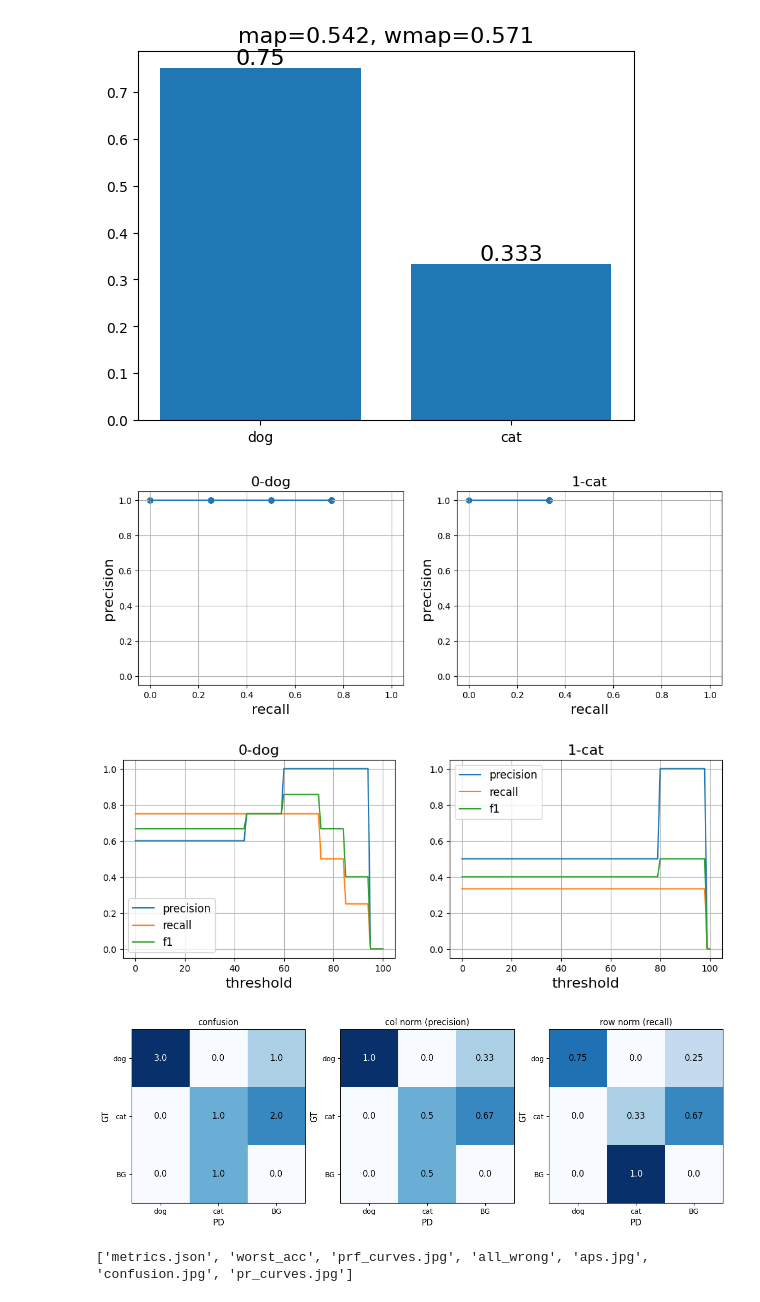
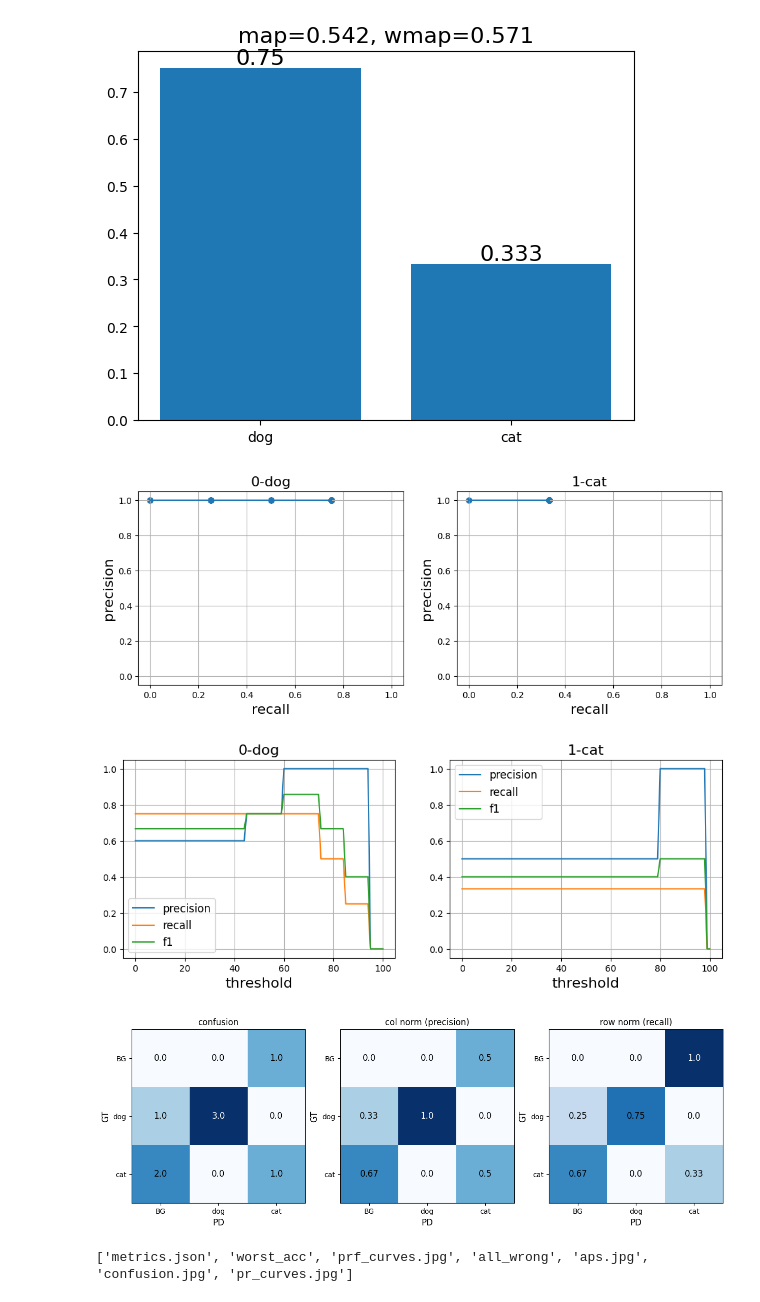
Before and after one commit to bnbsking/0-Object-Detection-Tools, a Jupyter notebook: example/detection/s3_output_analysis.ipynb, the cells around one changed output. Drawn from its saved outputs; the diff is of its cells as text; code cells hidden in the pictures.

```diff
--- a/example/detection/s3_output_analysis.ipynb
+++ b/example/detection/s3_output_analysis.ipynb
@@ -7,14 +7,14 @@ os.chdir(ROOT)
 from cosmos.detection import DetectionAnalysis
 # %%
 obj = DetectionAnalysis(
-    ant_path = f"{ROOT}/example/detection/data/gt_and_pd.json",
+    ant_path = f"{ROOT}/example/detection/data/general.json",
     save_folder = f"{ROOT}/example/detection/output/metrics"
 )
 # %% [output]
 [figure]
 [figure]
 [figure]
-[figure, old version]
+[figure, new version]
 # %%
 print(os.listdir(f"{ROOT}/example/detection/output/metrics"))
 # %% [output]
```
Also changed, not shown: parts of 1 cell of this notebook, 22 other files.
